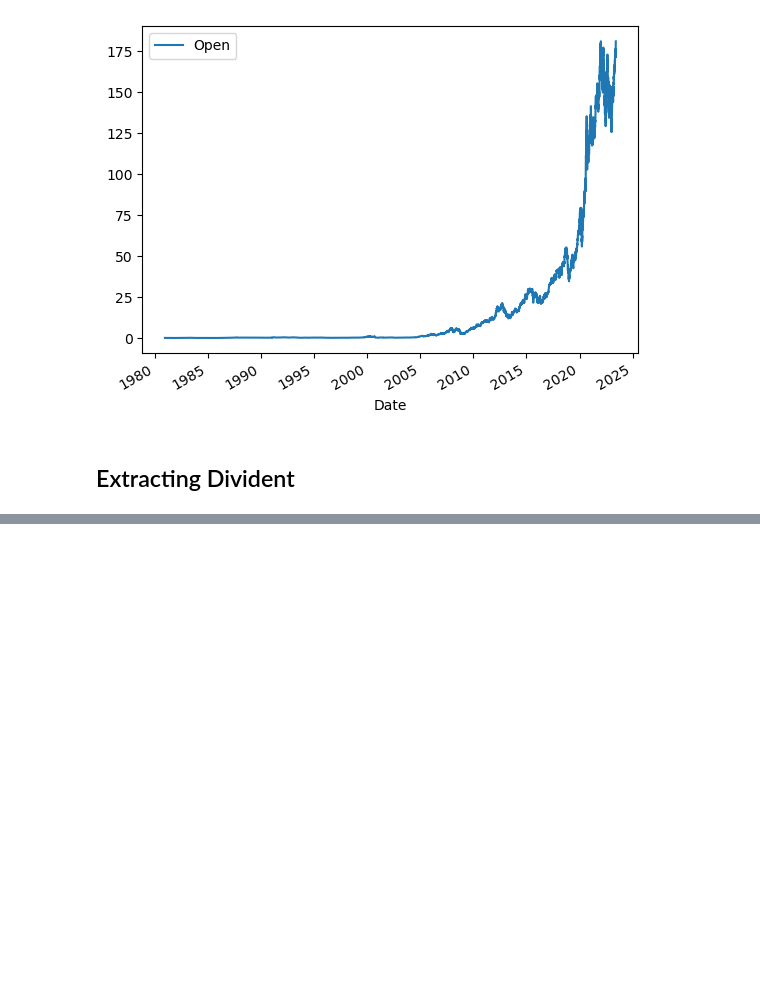
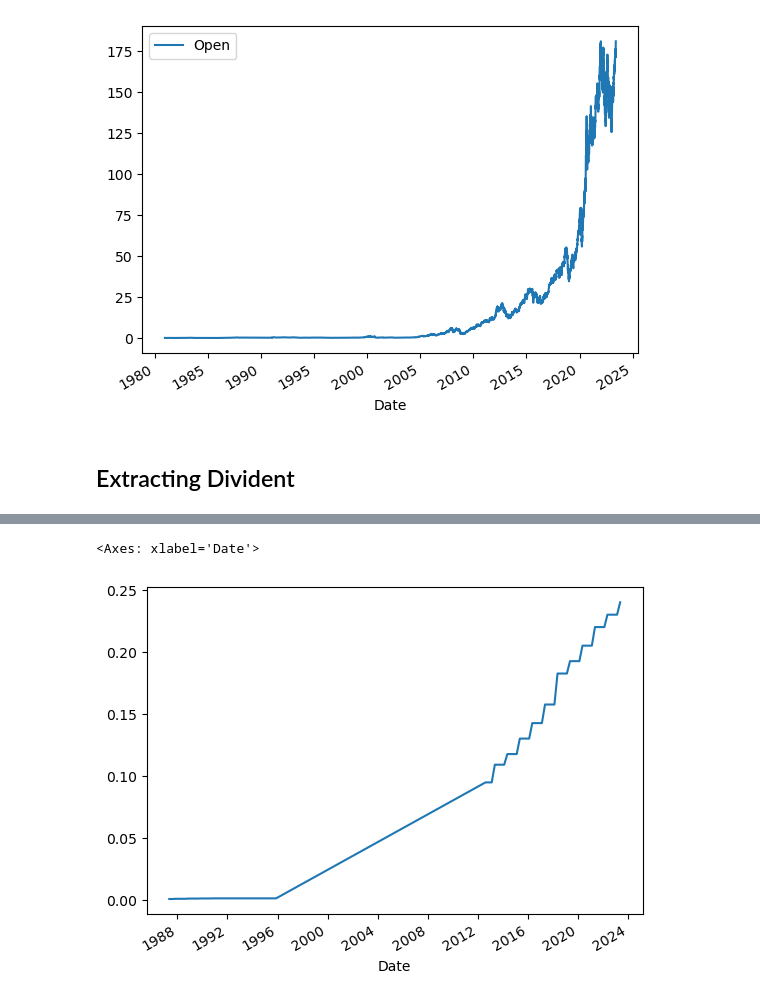
Before and after one commit to anwarrahim/yfinance_apple, a Jupyter notebook: Extracting Stock Data Of Apple using yfinance.ipynb, the cells around one changed output, grey strips where cells are left out. Saved outputs shown, nothing was run; the diff lists cells and outputs as text; code cells hidden in the pictures; blank space fills up the shorter version.

```diff
--- a/Extracting Stock Data Of Apple using yfinance.ipynb
+++ b/Extracting Stock Data Of Apple using yfinance.ipynb
@@ -58,0 +77,5 @@ apple_share_price_data.plot(x="Date",y="Open")
+# %%
+apple.dividends.plot()
+# %% [output]
+<Axes: xlabel='Date'>
+[figure, added]
```
Also changed, not shown: parts of 2 cells of this notebook.
